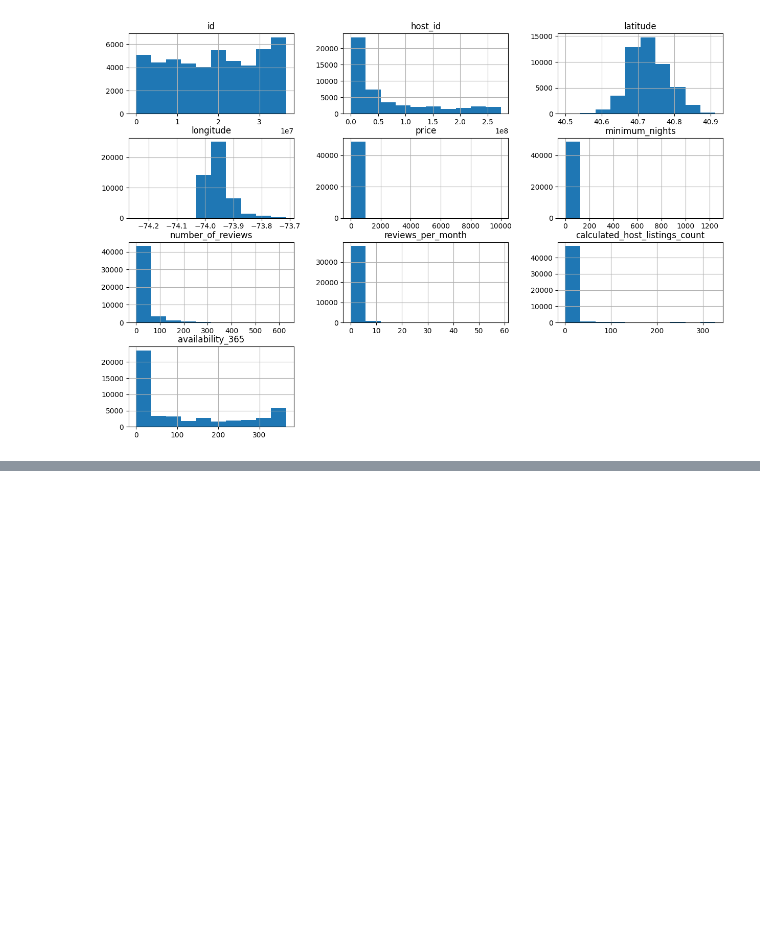
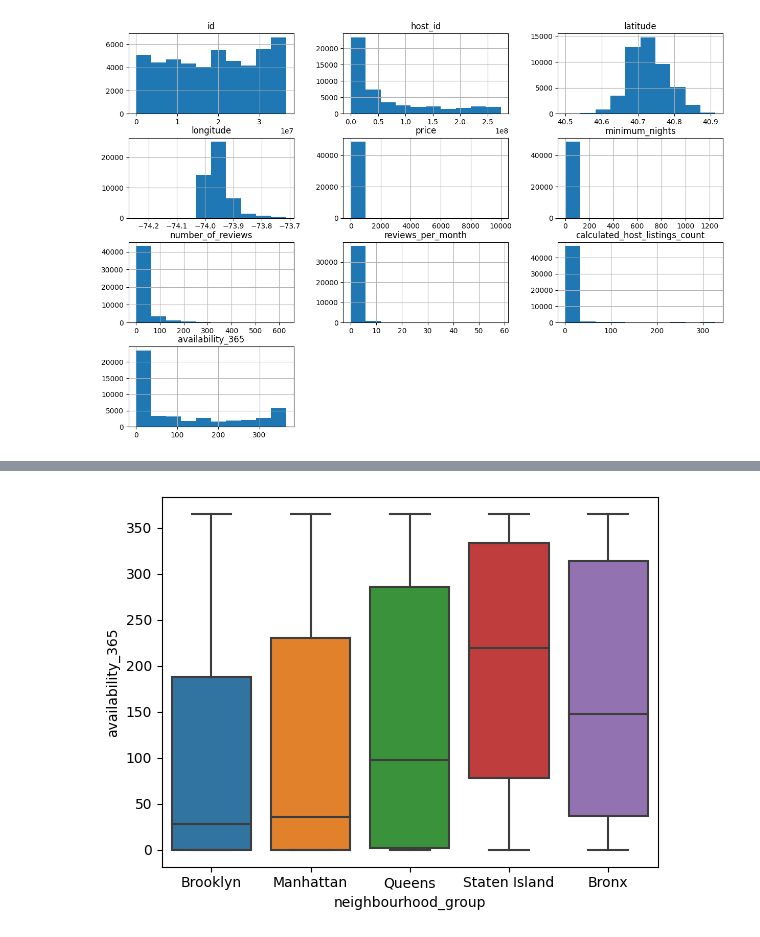
Before and after one commit to mary-vo/building-python-analytics-solution, a Jupyter notebook: model.ipynb, the cells around one changed output, grey strips where cells are left out. Saved outputs shown, nothing was run; the diff lists cells and outputs as text; code cells hidden in the pictures; blank space fills up the shorter version.

```diff
--- a/model.ipynb
+++ b/model.ipynb
@@ -19,0 +66,6 @@ plt.show()
+# %%
+#neighbourhood_group-availability_365
+sns.boxplot(x='neighbourhood_group', y="availability_365", data=data)
+plt.show()
+# %% [output]
+[figure, added]
```
Also changed, not shown: parts of 10 cells of this notebook.
